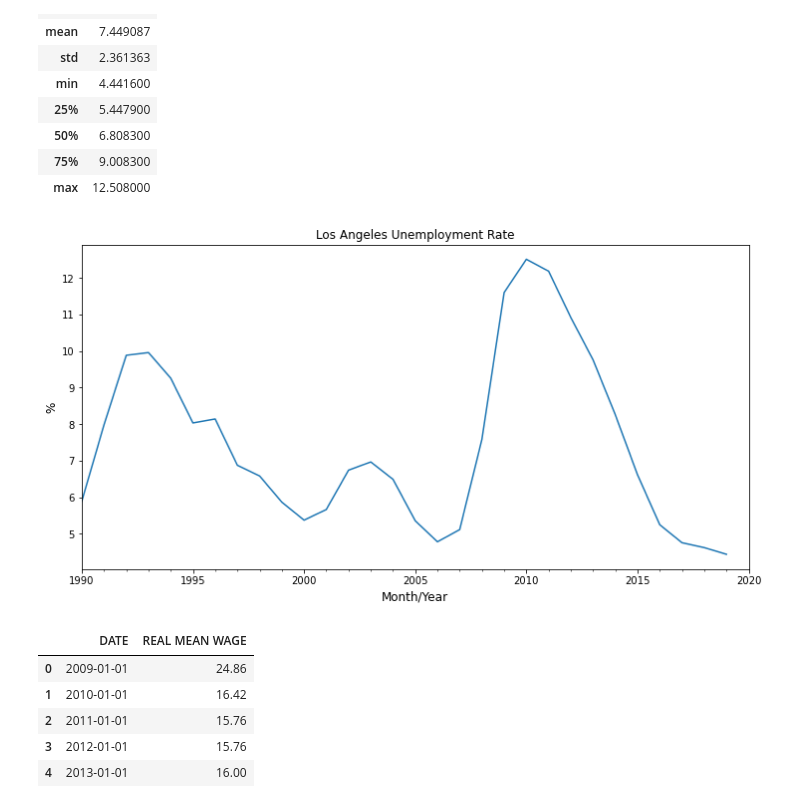
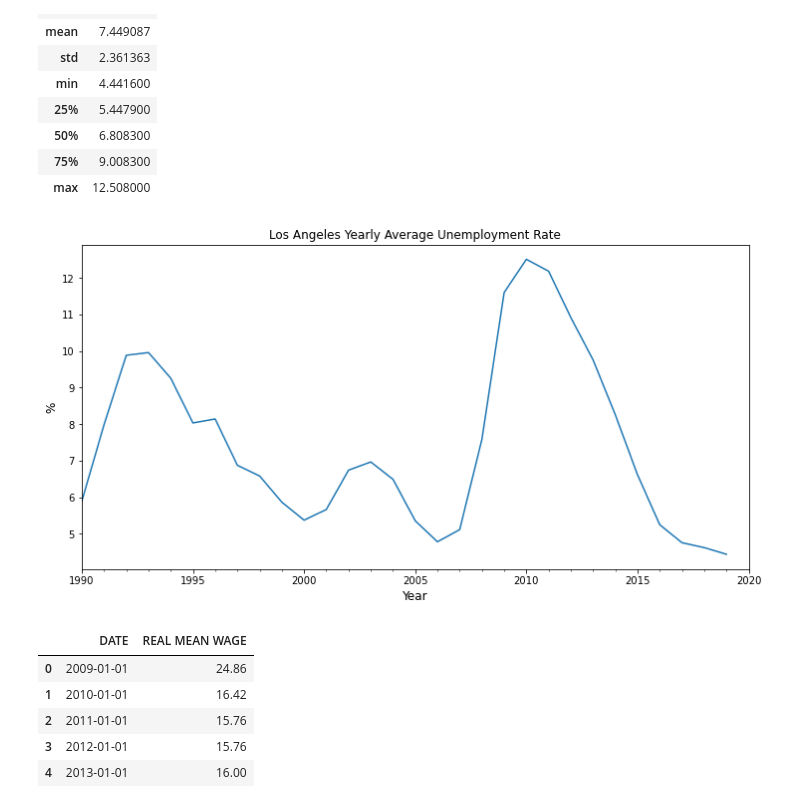
Before and after one commit to juliacw921/Group-Project, a Jupyter notebook: Group Project.ipynb, the cells around one changed output. Saved outputs shown, nothing was run; the diff lists cells and outputs as text; code cells hidden in the pictures.

```diff
--- a/Group Project.ipynb
+++ b/Group Project.ipynb
@@ -108,12 +108,12 @@ data_u.describe()
 # %%
 # Graphing LA Unemployment Rate
 data_u1 = data_u.set_index('DATE')
-ax = data_u1['1990':'2020'].plot(title='Los Angeles Unemployment Rate', legend=False, figsize=(12,6))
-ax.set_xlabel('Month/Year', fontsize=12)
+ax = data_u1['1990':'2020'].plot(title='Los Angeles Yearly Average Unemployment Rate', legend=False, figsize=(12,6))
+ax.set_xlabel('Year', fontsize=12)
 ax.set_ylabel('%', fontsize=12)
 plt.show()
 # %% [output]
-[figure, old version]
+[figure, new version]
 # %%
 # Access Data (Real Mean Wage)
 url_r = 'https://fred.stlouisfed.org/series/MWACL06037/downloaddata/MWACL06037.csv'
```
Also changed, not shown: parts of 5 cells of this notebook.
